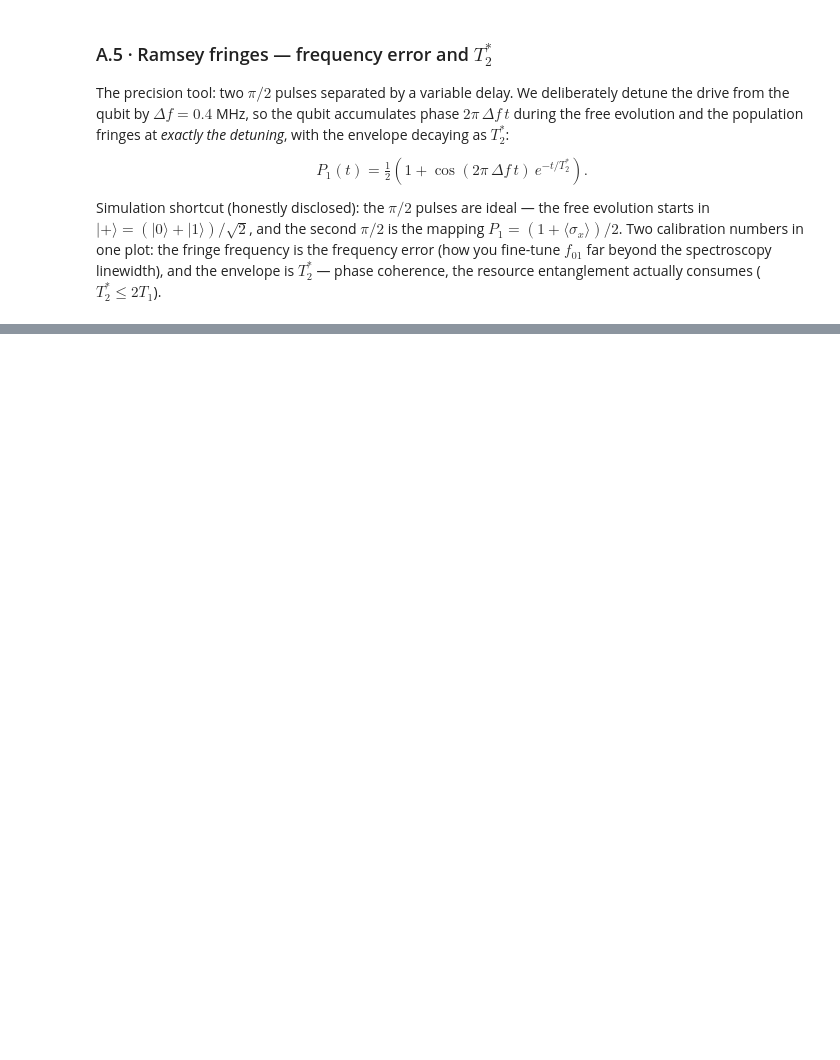
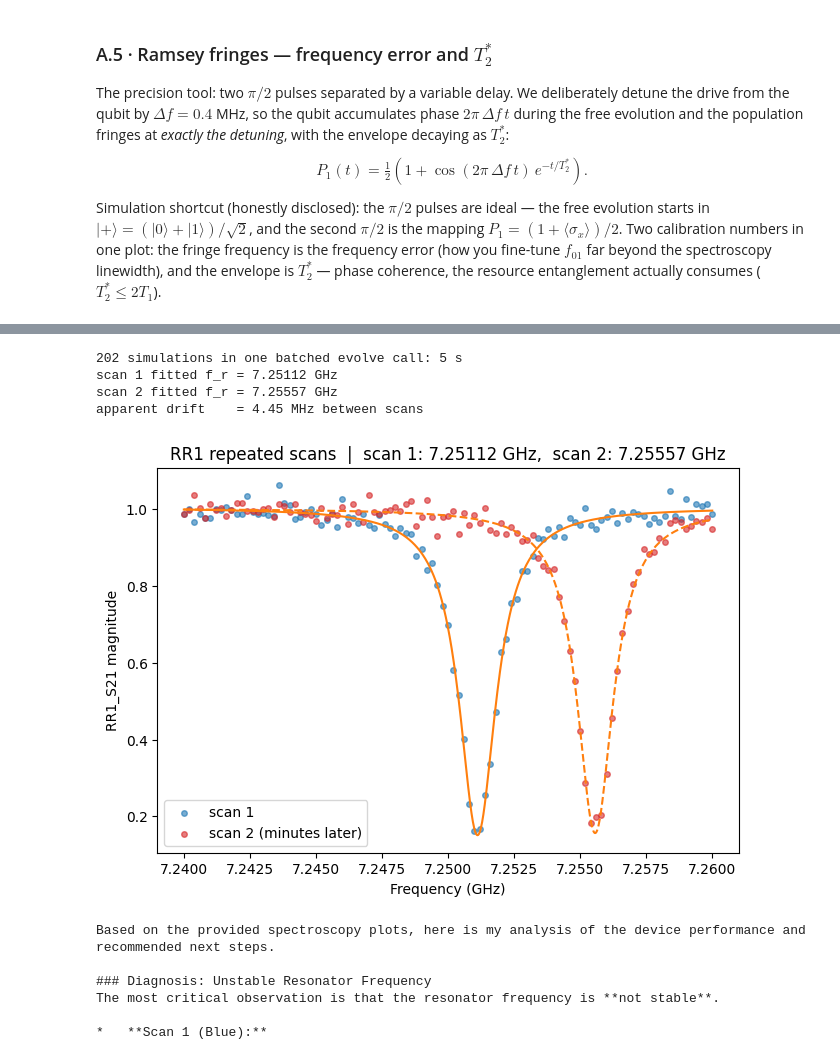
Before and after one commit to Squirtle007/cudaq-agentic-coding, a Jupyter notebook: _intro_Ising_Calibration.ipynb, the cells around one changed output, grey strips where cells are left out. Saved outputs shown, nothing was run; the diff lists cells and outputs as text; code cells hidden in the pictures; blank space fills up the shorter version.

```diff
--- a/_intro_Ising_Calibration.ipynb
+++ b/_intro_Ising_Calibration.ipynb
@@ -219,7 +240,7 @@ def ask_agent(image_path, question, max_tokens=1024):
     # Send one calibration plot + one question to the Ising Calibration agent.
     key = os.environ.get("NVIDIA_API_KEY", "")
     if not key.startswith("nvapi-"):
-        return ("[no NVIDIA_API_KEY set — paste your key in Cell 2 and re-run; "
+        return ("[no NVIDIA_API_KEY set — paste your key in Cell 1 and re-run; "
                 "get one free at https://build.nvidia.com/nvidia/ising-calibration-1-35b-a3b]")
     with open(image_path, "rb") as f:
         image_b64 = base64.b64encode(f.read()).decode()
@@ -825 +761,75 @@ fitted T2*      = 10.04 us       (truth 10.00 us)
+# %%
+# Cell A6 — the drift case: two CUDA-Q scans of a resonator that will not sit still
+# The resonator warms and drifts upward DURING the session: it slides ~2 MHz
+# across each scan, and sits ~4 MHz higher when the scan is repeated. One
+# batched evolve simulates both scans — one Hamiltonian per (scan, probe) point.
+progress = np.linspace(0.0, 1.0, len(res_freqs))         # 0 -> 1 across one scan
+f_r_scan1 = f_r_true + 0.002 * progress                  # GHz, drifting during scan 1
+f_r_scan2 = f_r_true + 0.004 + 0.002 * progress          # GHz, a few minutes later
+
+drift_hams = [2.0 * np.pi * ((fr - fp) * N + (epsilon / 2.0) * (a + a_dag))
+              for f_r_scan in (f_r_scan1, f_r_scan2)
+              for fr, fp in zip(f_r_scan, res_freqs)]
+
+t0 = time.perf_counter()
+drift_results = cudaq.evolve(drift_hams, dims_res,
+                             Schedule(ring_up_ts, ["t"]),
+                             res_vacuum,
+                             collapse_operators=[res_collapse] * len(drift_hams),
+                             observables=[N],
+                             store_intermediate_results=cudaq.IntermediateResultSave.NONE,
+                             integrator=RungeKuttaIntegrator(order=4, max_step_size=1.0))
+n_drift = steady_n(drift_results)
+print(f"{len(drift_hams)} simulations in one batched evolve call: "
+      f"{time.perf_counter() - t0:.0f} s")
+
+n_scan1, n_scan2 = np.split(n_drift, 2)
+s21_scan1 = to_s21(n_scan1)
+s21_scan2 = to_s21(n_scan2)
+
+popt1, _ = fit_dip(res_freqs, s21_scan1)
+popt2, _ = fit_dip(res_freqs, s21_scan2)
+assert popt1 is not None and popt2 is not None, \
+    "no dip found — restore f_r_true / res_freqs (Cells 2-3) before this cell"
+print(f"scan 1 fitted f_r = {popt1[2]:.5f} GHz")
+print(f"scan 2 fitted f_r = {popt2[2]:.5f} GHz")
+print(f"apparent drift    = {(popt2[2] - popt1[2]) * 1e3:.2f} MHz between scans")
+
+drift_path = f"{plot_dir}/resonator_drift.png"
+rf_fine = np.linspace(res_freqs[0], res_freqs[-1], 800)
+fig, ax = plt.subplots(figsize=(7.5, 5))
+ax.scatter(res_freqs, s21_scan1, s=16, alpha=0.6, label="scan 1")
+ax.scatter(res_freqs, s21_scan2, s=16, alpha=0.6, color="tab:red",
+           label="scan 2 (minutes later)")
+ax.plot(rf_fine, lorentzian_dip(rf_fine, *popt1), color="tab:orange")
+ax.plot(rf_fine, lorentzian_dip(rf_fine, *popt2), color="tab:orange", linestyle="--")
+ax.set_xlabel("Frequency (GHz)")
+ax.set_ylabel("RR1_S21 magnitude")
+ax.set_title(f"RR1 repeated scans  |  scan 1: {popt1[2]:.5f} GHz,  "
+             f"scan 2: {popt2[2]:.5f} GHz")
+ax.legend()
+fig.savefig(drift_path, dpi=150, bbox_inches="tight")
+plt.show()
+
+# the diagnosis: an open question, not a fixed status list
+drift_question = (
+    "These are two consecutive resonator spectroscopy scans of the same readout "
+    "resonator RR1, taken a few minutes apart (blue: scan 1, red: scan 2; the "
+    "orange curves are Lorentzian fits). Diagnose the device: is the resonator "
+    "frequency stable? What could cause this behavior, and what calibration "
+    "strategy would you recommend for operating a system with this kind of error?"
+)
+print(ask_agent(drift_path, drift_question))
+# %% [output]
+202 simulations in one batched evolve call: 5 s
+scan 1 fitted f_r = 7.25112 GHz
+scan 2 fitted f_r = 7.25557 GHz
+apparent drift    = 4.45 MHz between scans
+[figure, new version]
+Based on the provided spectroscopy plots, here is my analysis of the device performance and recommended next steps.
+
+### Diagnosis: Unstable Resonator Frequency
+The most critical observation is that the resonator frequency is **not stable**.
+
+*   **Scan 1 (Blue):**
 # %% [markdown]
```
Also changed, not shown: parts of 22 cells of this notebook, 1 other file.
